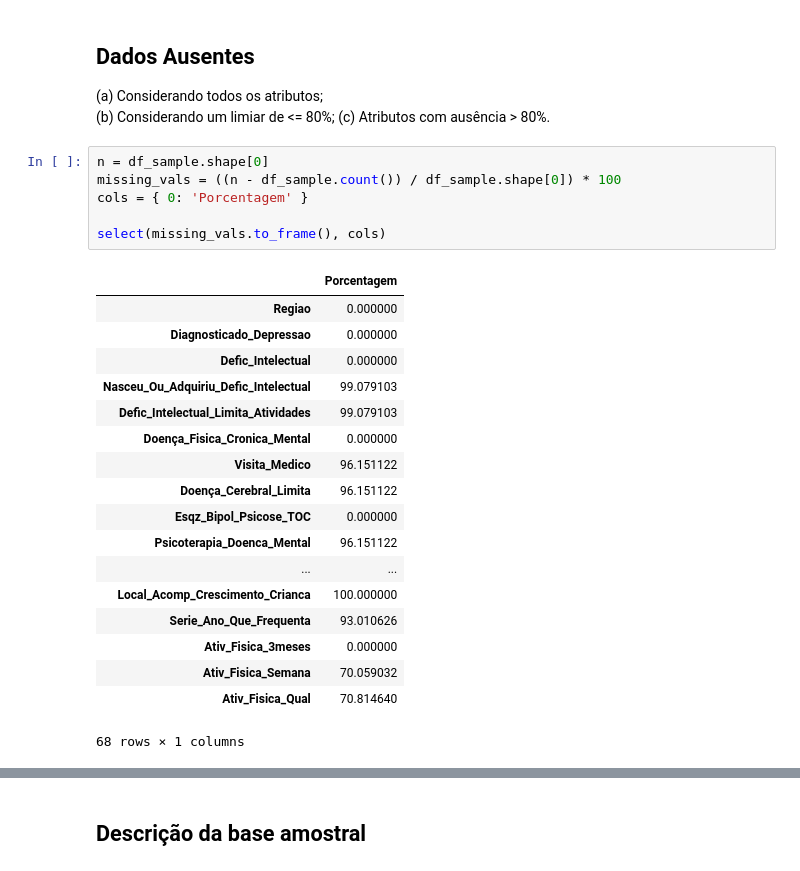
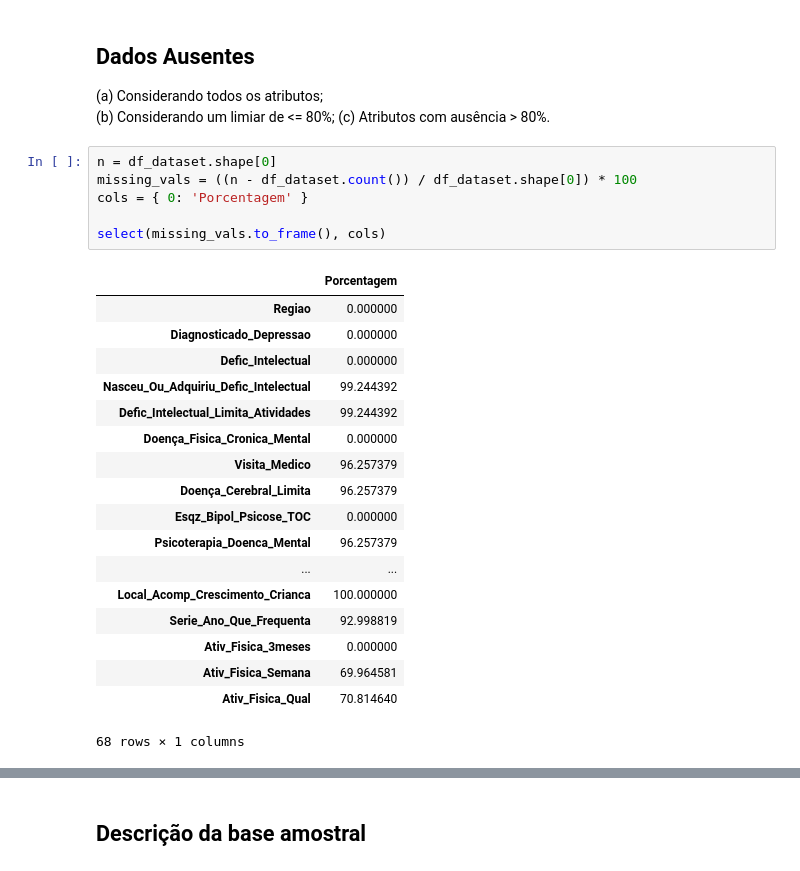
Before and after one commit to luigidcsoares/data-science-ibge, a Jupyter notebook: notebook/analysis.ipynb, the cells around one changed output, grey strips where cells are left out. Saved outputs shown, nothing was run; the diff lists cells and outputs as text.

```diff
--- a/notebook/analysis.ipynb
+++ b/notebook/analysis.ipynb
@@ -71,28 +73,28 @@ select(c.to_frame().transpose(), cols).transpose()
 (b) Considerando um limiar de <= 80%;
 (c) Atributos com ausência > 80%.
 # %%
-n = df_sample.shape[0]
-missing_vals = ((n - df_sample.count()) / df_sample.shape[0]) * 100
+n = df_dataset.shape[0]
+missing_vals = ((n - df_dataset.count()) / df_dataset.shape[0]) * 100
 cols = { 0: 'Porcentagem' }
 
 select(missing_vals.to_frame(), cols)
 # %% [output]
 |  | Porcentagem |
 | Regiao | 0.000000 |
 | Diagnosticado_Depressao | 0.000000 |
 | Defic_Intelectual | 0.000000 |
-| Nasceu_Ou_Adquiriu_Defic_Intelectual | 99.079103 |
-| Defic_Intelectual_Limita_Atividades | 99.079103 |
+| Nasceu_Ou_Adquiriu_Defic_Intelectual | 99.244392 |
+| Defic_Intelectual_Limita_Atividades | 99.244392 |
 | Doença_Fisica_Cronica_Mental | 0.000000 |
-| Visita_Medico | 96.151122 |
-| Doença_Cerebral_Limita | 96.151122 |
+| Visita_Medico | 96.257379 |
+| Doença_Cerebral_Limita | 96.257379 |
 | Esqz_Bipol_Psicose_TOC | 0.000000 |
-| Psicoterapia_Doenca_Mental | 96.151122 |
+| Psicoterapia_Doenca_Mental | 96.257379 |
 | ... | ... |
 | Local_Acomp_Crescimento_Crianca | 100.000000 |
-| Serie_Ano_Que_Frequenta | 93.010626 |
+| Serie_Ano_Que_Frequenta | 92.998819 |
 | Ativ_Fisica_3meses | 0.000000 |
-| Ativ_Fisica_Semana | 70.059032 |
+| Ativ_Fisica_Semana | 69.964581 |
 | Ativ_Fisica_Qual | 70.814640 |
 68 rows × 1 columns
 # %%
```
Also changed, not shown: parts of 18 cells of this notebook, 1 other file.
